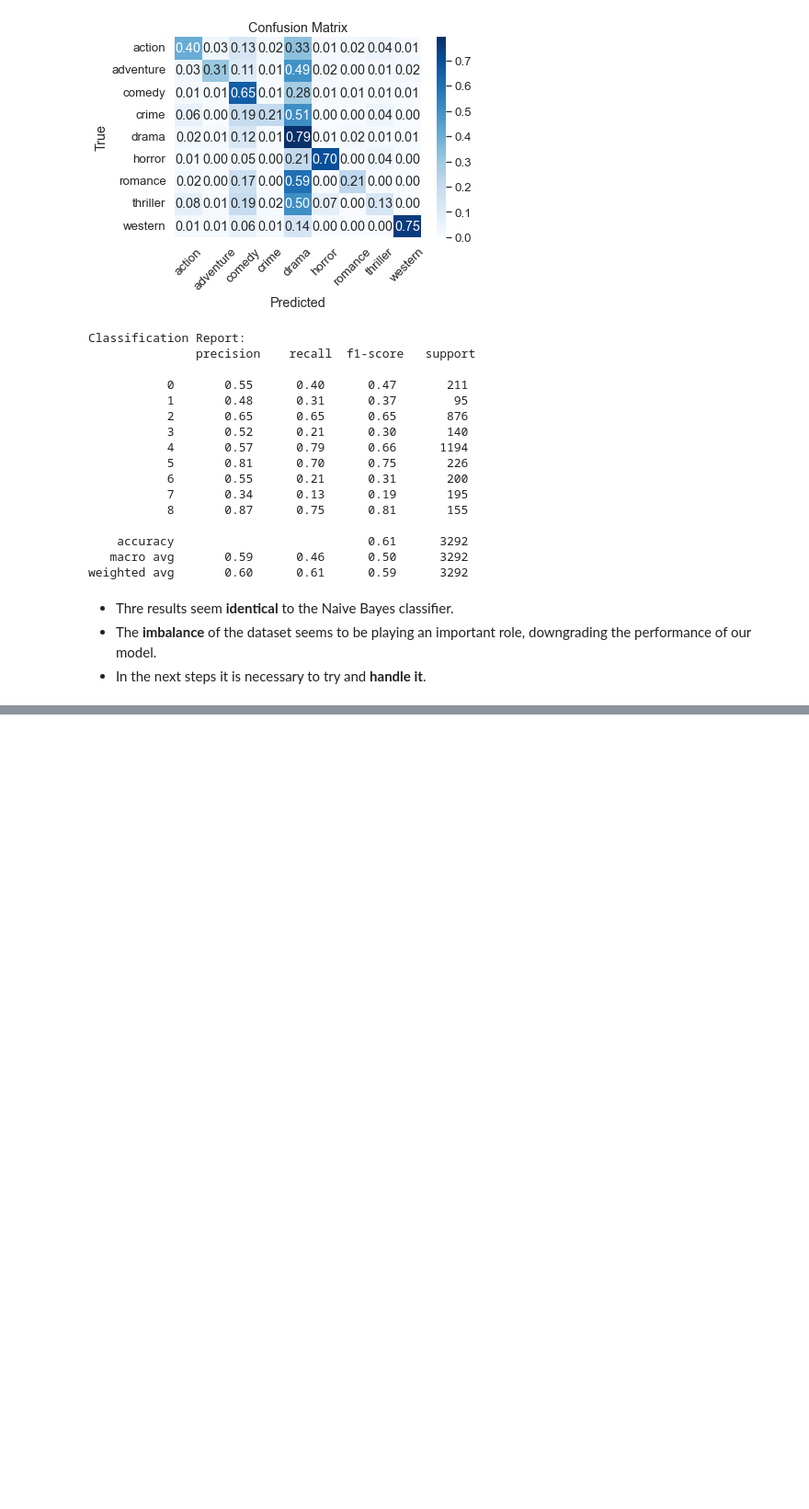
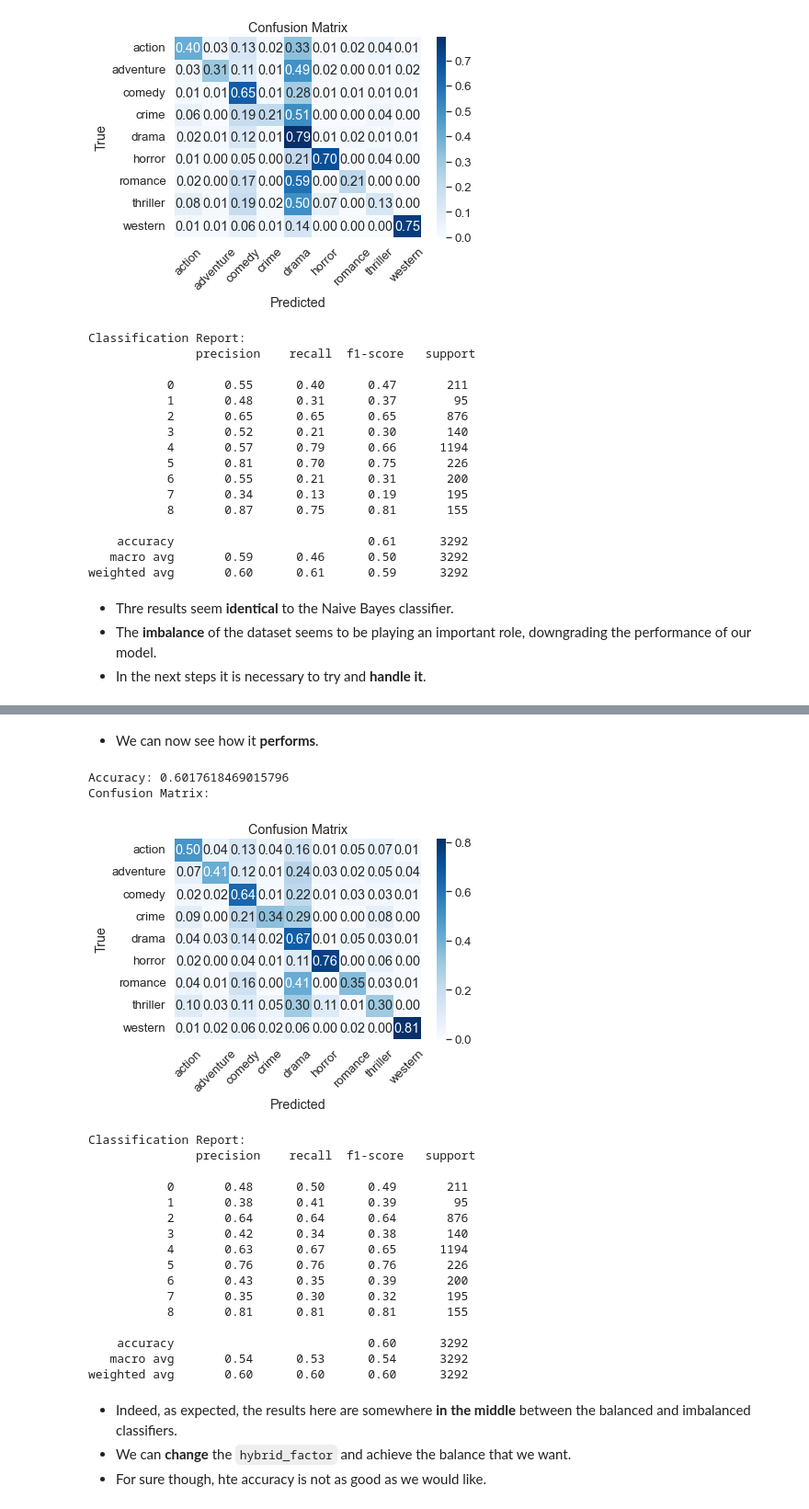
Before and after one commit to giorgossideris/movie_plots_nlp, a Jupyter notebook: genre_classification.ipynb, the cells around one changed output, grey strips where cells are left out. Shown: that part at 92% size. Drawn from its saved outputs; the diff is of its cells as text; code cells hidden in the pictures; blank space fills up the shorter version.

```diff
--- a/genre_classification.ipynb
+++ b/genre_classification.ipynb
@@ -246,0 +307,11 @@ weighted avg       0.60      0.61      0.59      3292
+# %%
+from sklearn.utils import compute_class_weight
+# the lower the <code>hybrid_factor</code> the more balancing the weights, a value between 0 and 1 is expected
+def calculate_hybrid_weights(hybrid_factor, y):
+    # get the unique class labels
+    class_labels = np.unique(y)
+    # the classes argument refers to the name of the labels of the classes
+    class_weights_bal = compute_class_weight(class_weight='balanced', classes=class_labels, y=y)
+    # refactor weights based on the <code>hybrid_factor</code>
+    class_weights_hybrid = (1 - hybrid_factor) * class_weights_bal + hybrid_factor
+    return dict(zip(class_labels, class_weights_hybrid)) # zip labels with weights as a dict is expected by the classifier
@@ -246,0 +320,7 @@ weighted avg       0.60      0.61      0.59      3292
+# %%
+hybrid_weights = calculate_hybrid_weights(0.2, y_train)
+bow_lgbm_hybrid_classifier = Pipeline([
+    ('vect', CountVectorizer(dtype=np.float32)), # dtype here because of lgbm's requirements
+    ('clf', LGBMClassifier(class_weight=hybrid_weights))
+])
+bow_lgbm_classifier
@@ -246,0 +332,2 @@ weighted avg       0.60      0.61      0.59      3292
+# %%
+bow_lgbm_hybrid_classifier.fit(X_train, y_train)
@@ -246,0 +346,29 @@ weighted avg       0.60      0.61      0.59      3292
+# %% [markdown]
+* We can now see how it **performs**.
+# %%
+y_pred = bow_lgbm_hybrid_classifier.predict(X_test)
+print_performance_metrics(y_test, y_pred, label_encoding.values())
+# %% [output]
+Accuracy: 0.6017618469015796
+Confusion Matrix:
+[figure, added]
+Classification Report:
+               precision    recall  f1-score   support
+
+           0       0.48      0.50      0.49       211
+           1       0.38      0.41      0.39        95
+           2       0.64      0.64      0.64       876
+           3       0.42      0.34      0.38       140
+           4       0.63      0.67      0.65      1194
+           5       0.76      0.76      0.76       226
+           6       0.43      0.35      0.39       200
+           7       0.35      0.30      0.32       195
+           8       0.81      0.81      0.81       155
+
+    accuracy                           0.60      3292
+   macro avg       0.54      0.53      0.54      3292
+weighted avg       0.60      0.60      0.60      3292
+# %% [markdown]
+* Indeed, as expected, the results here are somewhere **in the middle** between the balanced and imbalanced classifiers.
+* We can **change** the <code>hybrid_factor</code> and achieve the balance that we want.
+* For sure though, hte accuracy is not as good as we would like.
```
Also changed, not shown: parts of 13 cells of this notebook.
